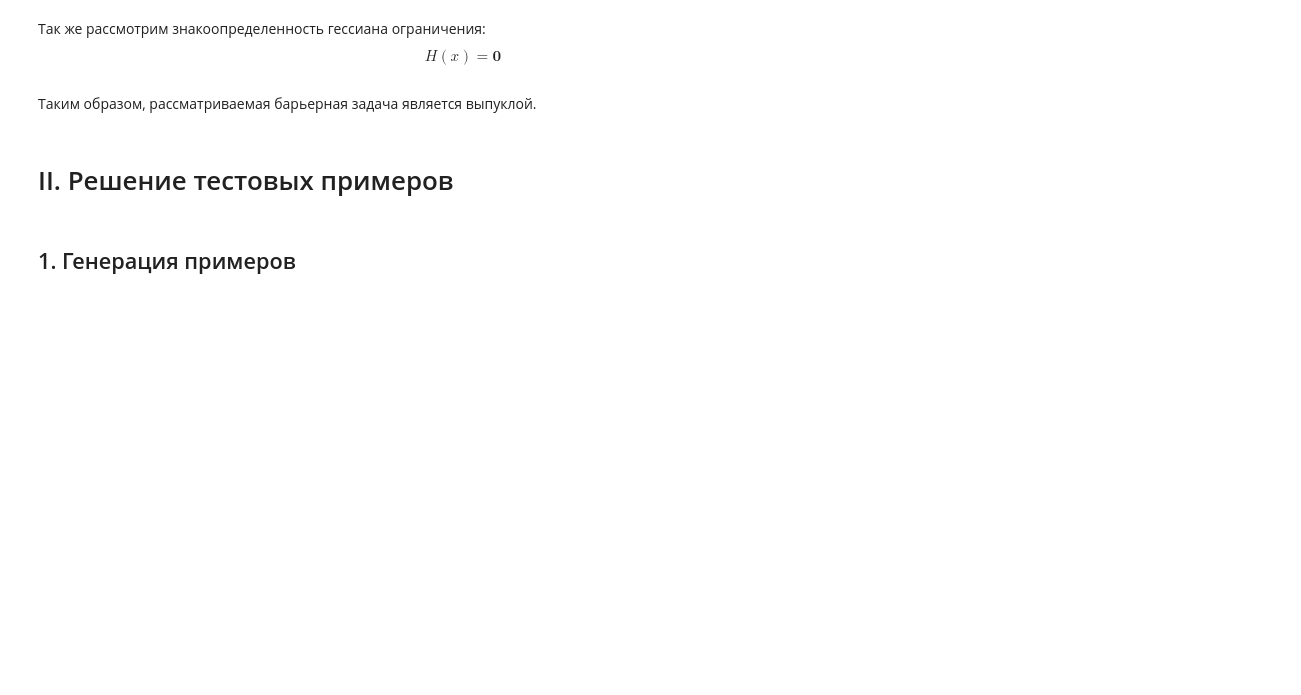
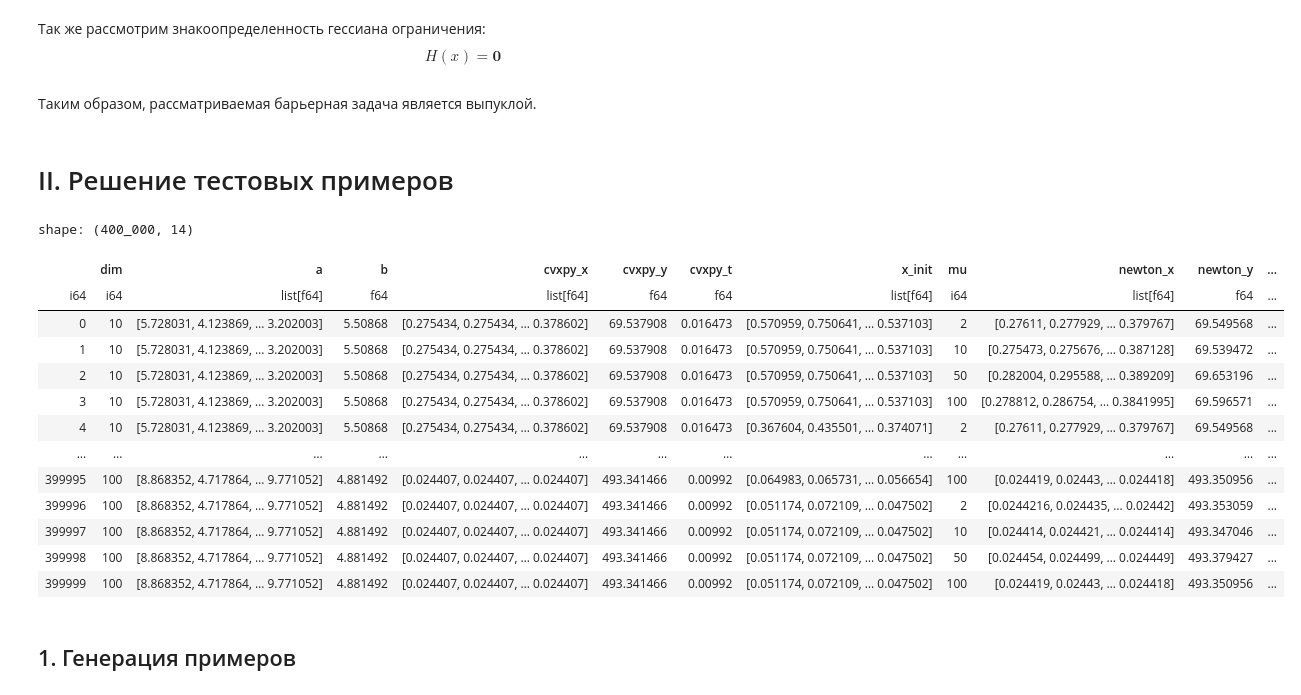
Before and after one commit to ig-kh/newthon_opt, a Jupyter notebook: lab_4.ipynb, the cells around one changed output. Drawn from its saved outputs; the diff is of its cells as text; code cells hidden in the pictures; blank space fills up the shorter version.

```diff
--- a/lab_4.ipynb
+++ b/lab_4.ipynb
@@ -55,6 +55,44 @@ import polars as pl
 import matplotlib.pyplot as plt
 import plotly.graph_objects as go
 from plotly.subplots import make_subplots
+# %%
+d=pl.read_csv("./0_01.csv")
+# %%
+columns_to_parse = ["a", "cvxpy_x", "x_init", "newton_x", "newton_hist_y", "newton_iters_hist"]
+
+d=d.with_columns([
+    pl.col(col)
+    .str.strip_chars("[]")
+    .str.replace_all("\n", " ")
+    .str.replace_all(r"\s+", " ")
+    .str.strip_chars(" ")
+    .str.split(" ")
+    .list.eval(
+        pl.when(pl.element().str.strip_chars(" ") != "")
+        .then(pl.element().cast(pl.Float64))
+        .otherwise(None),
+        parallel=True
+    )
+    .alias(col)
+
+    for col in columns_to_parse
+])
+d
+# %% [output]
+shape: (400_000, 14)
+|  | dim | a | b | cvxpy_x | cvxpy_y | cvxpy_t | x_init | mu | newton_x | newton_y | ... |
+| i64 | i64 | list[f64] | f64 | list[f64] | f64 | f64 | list[f64] | i64 | list[f64] | f64 | ... |
+| 0 | 10 | [5.728031, 4.123869, … 3.202003] | 5.50868 | [0.275434, 0.275434, … 0.378602] | 69.537908 | 0.016473 | [0.570959, 0.750641, … 0.537103] | 2 | [0.27611, 0.277929, … 0.379767] | 69.549568 | ... |
+| 1 | 10 | [5.728031, 4.123869, … 3.202003] | 5.50868 | [0.275434, 0.275434, … 0.378602] | 69.537908 | 0.016473 | [0.570959, 0.750641, … 0.537103] | 10 | [0.275473, 0.275676, … 0.387128] | 69.539472 | ... |
+| 2 | 10 | [5.728031, 4.123869, … 3.202003] | 5.50868 | [0.275434, 0.275434, … 0.378602] | 69.537908 | 0.016473 | [0.570959, 0.750641, … 0.537103] | 50 | [0.282004, 0.295588, … 0.389209] | 69.653196 | ... |
+| 3 | 10 | [5.728031, 4.123869, … 3.202003] | 5.50868 | [0.275434, 0.275434, … 0.378602] | 69.537908 | 0.016473 | [0.570959, 0.750641, … 0.537103] | 100 | [0.278812, 0.286754, … 0.3841995] | 69.596571 | ... |
+| 4 | 10 | [5.728031, 4.123869, … 3.202003] | 5.50868 | [0.275434, 0.275434, … 0.378602] | 69.537908 | 0.016473 | [0.367604, 0.435501, … 0.374071] | 2 | [0.27611, 0.277929, … 0.379767] | 69.549568 | ... |
+| … | … | … | … | … | … | … | … | … | … | … | ... |
+| 399995 | 100 | [8.868352, 4.717864, … 9.771052] | 4.881492 | [0.024407, 0.024407, … 0.024407] | 493.341466 | 0.00992 | [0.064983, 0.065731, … 0.056654] | 100 | [0.024419, 0.02443, … 0.024418] | 493.350956 | ... |
+| 399996 | 100 | [8.868352, 4.717864, … 9.771052] | 4.881492 | [0.024407, 0.024407, … 0.024407] | 493.341466 | 0.00992 | [0.051174, 0.072109, … 0.047502] | 2 | [0.0244216, 0.024435, … 0.02442] | 493.353059 | ... |
+| 399997 | 100 | [8.868352, 4.717864, … 9.771052] | 4.881492 | [0.024407, 0.024407, … 0.024407] | 493.341466 | 0.00992 | [0.051174, 0.072109, … 0.047502] | 10 | [0.024414, 0.024421, … 0.024414] | 493.347046 | ... |
+| 399998 | 100 | [8.868352, 4.717864, … 9.771052] | 4.881492 | [0.024407, 0.024407, … 0.024407] | 493.341466 | 0.00992 | [0.051174, 0.072109, … 0.047502] | 50 | [0.024454, 0.024499, … 0.024449] | 493.379427 | ... |
+| 399999 | 100 | [8.868352, 4.717864, … 9.771052] | 4.881492 | [0.024407, 0.024407, … 0.024407] | 493.341466 | 0.00992 | [0.051174, 0.072109, … 0.047502] | 100 | [0.024419, 0.02443, … 0.024418] | 493.350956 | ... |
 # %% [markdown]
 ## 1. Генерация примеров
 # %%
```
Also changed, not shown: parts of 5 cells of this notebook.
